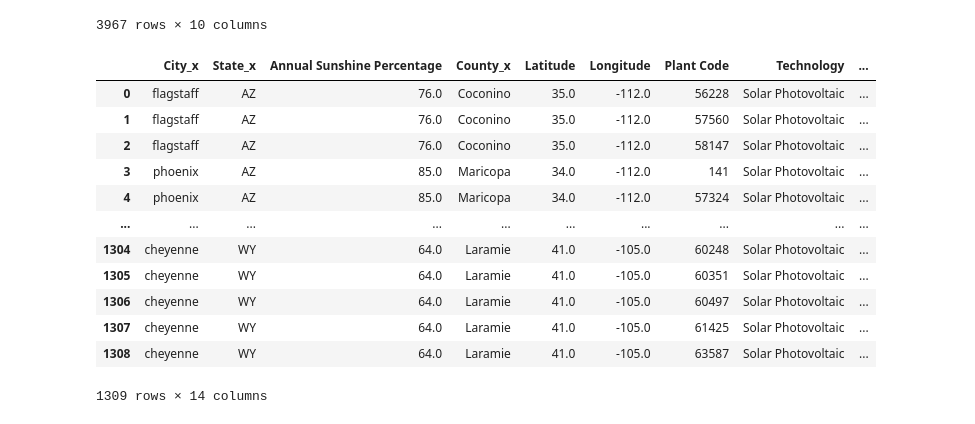
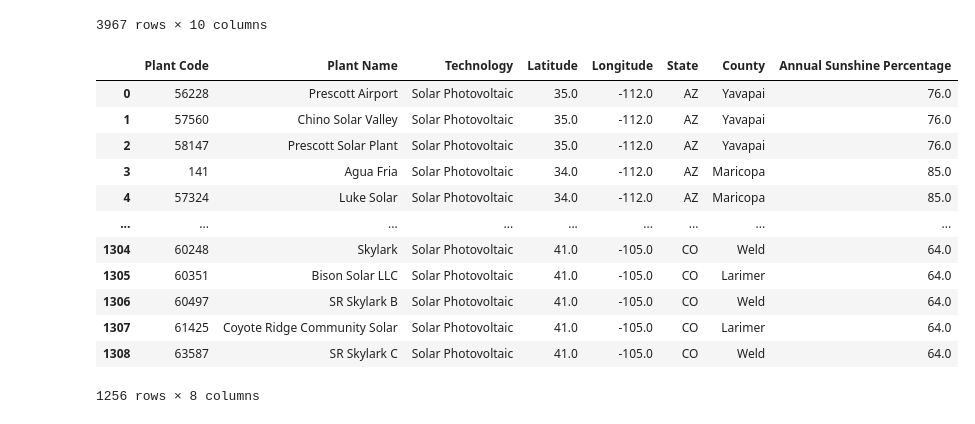
Before and after one commit to AustinRCole/Solar_ETL, a Jupyter notebook: Solar_1.ipynb, the cells around one changed output. Cells and saved outputs as stored; diff of their text form; code cells hidden in the pictures.

```diff
--- a/Solar_1.ipynb
+++ b/Solar_1.ipynb
@@ -136,4 +137,5 @@ county_merge
 # %%
 cities_coord_round = cities_sun_coord.round({'Latitude': 0, 'Longitude': 0})
+cities_coord_round = cities_coord_round[['Annual Sunshine Percentage','Latitude','Longitude']]
 cities_coord_round
 # %% [output]
@@ -169,18 +171,20 @@ solar_plants_round
 3967 rows × 10 columns
 # %%
 round_merge = pd.merge(cities_coord_round,solar_plants_round, on=['Latitude','Longitude'])
+round_merge = round_merge[['Plant Code','Plant Name','Technology','Latitude','Longitude','State','County','Annual Sunshine Percentage']]
+round_merge = round_merge.dropna()
 round_merge
 # %% [output]
-|  | City_x | State_x | Annual Sunshine Percentage | County_x | Latitude | Longitude | Plant Code | Technology | ... |
-| 0 | flagstaff | AZ | 76.0 | Coconino | 35.0 | -112.0 | 56228 | Solar Photovoltaic | ... |
-| 1 | flagstaff | AZ | 76.0 | Coconino | 35.0 | -112.0 | 57560 | Solar Photovoltaic | ... |
-| 2 | flagstaff | AZ | 76.0 | Coconino | 35.0 | -112.0 | 58147 | Solar Photovoltaic | ... |
-| 3 | phoenix | AZ | 85.0 | Maricopa | 34.0 | -112.0 | 141 | Solar Photovoltaic | ... |
-| 4 | phoenix | AZ | 85.0 | Maricopa | 34.0 | -112.0 | 57324 | Solar Photovoltaic | ... |
-| ... | ... | ... | ... | ... | ... | ... | ... | ... | ... |
-| 1304 | cheyenne | WY | 64.0 | Laramie | 41.0 | -105.0 | 60248 | Solar Photovoltaic | ... |
-| 1305 | cheyenne | WY | 64.0 | Laramie | 41.0 | -105.0 | 60351 | Solar Photovoltaic | ... |
-| 1306 | cheyenne | WY | 64.0 | Laramie | 41.0 | -105.0 | 60497 | Solar Photovoltaic | ... |
-| 1307 | cheyenne | WY | 64.0 | Laramie | 41.0 | -105.0 | 61425 | Solar Photovoltaic | ... |
-| 1308 | cheyenne | WY | 64.0 | Laramie | 41.0 | -105.0 | 63587 | Solar Photovoltaic | ... |
+|  | Plant Code | Plant Name | Technology | Latitude | Longitude | State | County | Annual Sunshine Percentage |
+| 0 | 56228 | Prescott Airport | Solar Photovoltaic | 35.0 | -112.0 | AZ | Yavapai | 76.0 |
+| 1 | 57560 | Chino Solar Valley | Solar Photovoltaic | 35.0 | -112.0 | AZ | Yavapai | 76.0 |
+| 2 | 58147 | Prescott Solar Plant | Solar Photovoltaic | 35.0 | -112.0 | AZ | Yavapai | 76.0 |
+| 3 | 141 | Agua Fria | Solar Photovoltaic | 34.0 | -112.0 | AZ | Maricopa | 85.0 |
+| 4 | 57324 | Luke Solar | Solar Photovoltaic | 34.0 | -112.0 | AZ | Maricopa | 85.0 |
+| ... | ... | ... | ... | ... | ... | ... | ... | ... |
+| 1304 | 60248 | Skylark | Solar Photovoltaic | 41.0 | -105.0 | CO | Weld | 64.0 |
+| 1305 | 60351 | Bison Solar LLC | Solar Photovoltaic | 41.0 | -105.0 | CO | Larimer | 64.0 |
+| 1306 | 60497 | SR Skylark B | Solar Photovoltaic | 41.0 | -105.0 | CO | Weld | 64.0 |
+| 1307 | 61425 | Coyote Ridge Community Solar | Solar Photovoltaic | 41.0 | -105.0 | CO | Larimer | 64.0 |
+| 1308 | 63587 | SR Skylark C | Solar Photovoltaic | 41.0 | -105.0 | CO | Weld | 64.0 |
-1309 rows × 14 columns
+1256 rows × 8 columns
```
Also changed, not shown: parts of 5 cells of this notebook.
